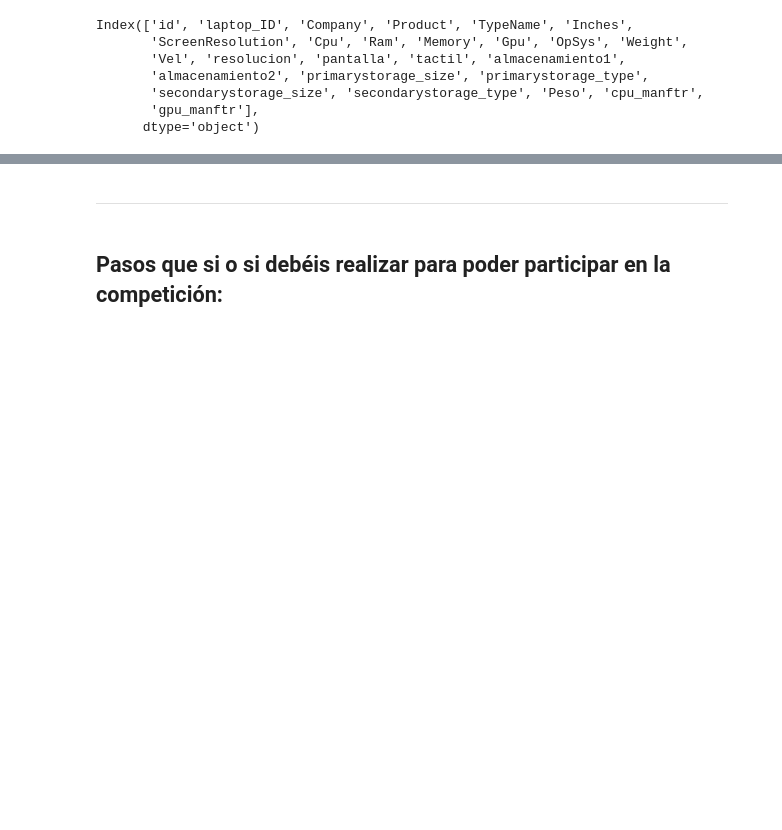
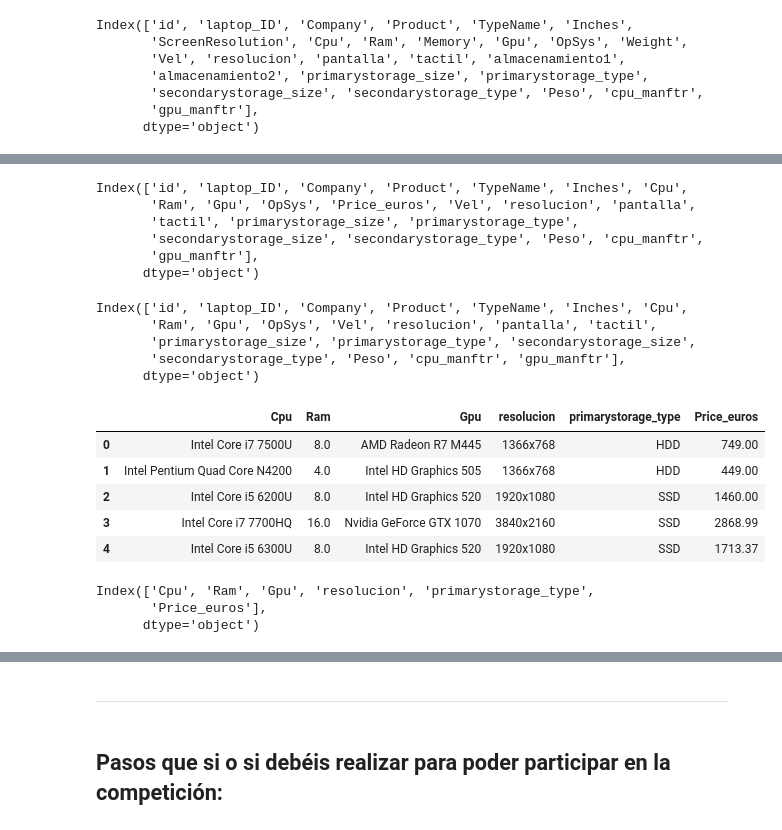
Before and after one commit to mankolepanto/ONLINE_DS_THEBRIDGE_-Jorge_Pobla-, a Jupyter notebook: Sprint_15/Team Challenge/Kaggle_Ayuda.ipynb, the cells around one changed output, grey strips where cells are left out. Drawn from its saved outputs; the diff is of its cells as text; code cells hidden in the pictures; blank space fills up the shorter version.

```diff
--- a/Sprint_15/Team Challenge/Kaggle_Ayuda.ipynb
+++ b/Sprint_15/Team Challenge/Kaggle_Ayuda.ipynb
@@ -269,0 +292,43 @@ Index(['id', 'laptop_ID', 'Company', 'Product', 'TypeName', 'Inches',
+# %%
+df_train = df_train.drop(columns=['almacenamiento1', 'almacenamiento2', 'ScreenResolution', 'Memory', 'Weight' ])
+df_test = df_test.drop(columns=['almacenamiento1', 'almacenamiento2', 'ScreenResolution', 'Memory', 'Weight' ])
+# %%
+df_train.columns
+# %% [output]
+Index(['id', 'laptop_ID', 'Company', 'Product', 'TypeName', 'Inches', 'Cpu',
+       'Ram', 'Gpu', 'OpSys', 'Price_euros', 'Vel', 'resolucion', 'pantalla',
+       'tactil', 'primarystorage_size', 'primarystorage_type',
+       'secondarystorage_size', 'secondarystorage_type', 'Peso', 'cpu_manftr',
+       'gpu_manftr'],
+      dtype='object')
+# %%
+df_test.columns
+# %% [output]
+Index(['id', 'laptop_ID', 'Company', 'Product', 'TypeName', 'Inches', 'Cpu',
+       'Ram', 'Gpu', 'OpSys', 'Vel', 'resolucion', 'pantalla', 'tactil',
+       'primarystorage_size', 'primarystorage_type', 'secondarystorage_size',
+       'secondarystorage_type', 'Peso', 'cpu_manftr', 'gpu_manftr'],
+      dtype='object')
+# %%
+
+columns_to_select = ['Cpu', 'Ram', 'Gpu', 'resolucion', 'primarystorage_type', 'Price_euros']
+columns_to_select_2 = ['Cpu', 'Ram', 'Gpu', 'resolucion', 'primarystorage_type']
+
+
+df_train = pd.DataFrame (df_train[columns_to_select])
+df_test = pd.DataFrame (df_test [columns_to_select_2])
+
+df_train.head ()
+# %% [output]
+|  | Cpu | Ram | Gpu | resolucion | primarystorage_type | Price_euros |
+| 0 | Intel Core i7 7500U | 8.0 | AMD Radeon R7 M445 | 1366x768 | HDD | 749.00 |
+| 1 | Intel Pentium Quad Core N4200 | 4.0 | Intel HD Graphics 505 | 1366x768 | HDD | 449.00 |
+| 2 | Intel Core i5 6200U | 8.0 | Intel HD Graphics 520 | 1920x1080 | SSD | 1460.00 |
+| 3 | Intel Core i7 7700HQ | 16.0 | Nvidia GeForce GTX 1070 | 3840x2160 | SSD | 2868.99 |
+| 4 | Intel Core i5 6300U | 8.0 | Intel HD Graphics 520 | 1920x1080 | SSD | 1713.37 |
+# %%
+df_train.columns
+# %% [output]
+Index(['Cpu', 'Ram', 'Gpu', 'resolucion', 'primarystorage_type',
+       'Price_euros'],
+      dtype='object')
```
Also changed, not shown: parts of 57 cells of this notebook, 2 other files.
